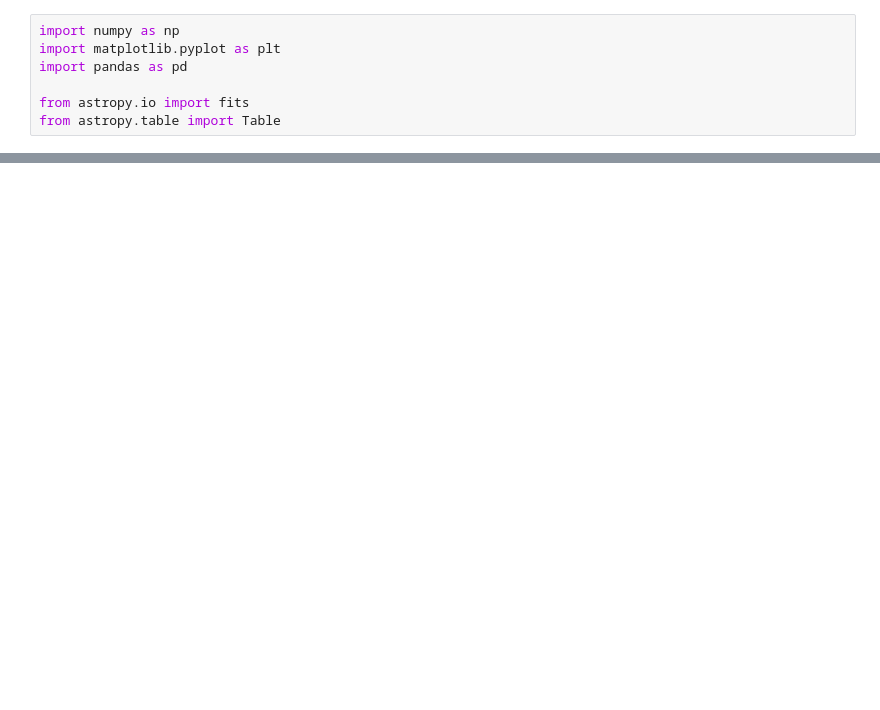
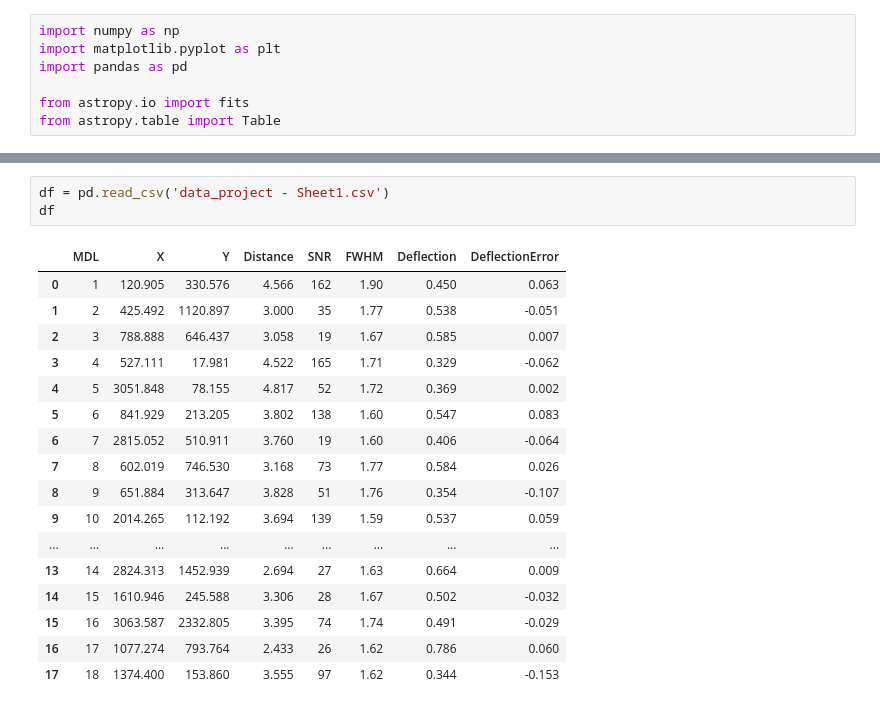
Before and after one commit to annikahattankutter-maker/annika, a Jupyter notebook: final_project/Untitled1.ipynb, the cells around one changed output, grey strips where cells are left out. Drawn from its saved outputs; the diff is of its cells as text; blank space fills up the shorter version.

```diff
--- a/final_project/Untitled1.ipynb
+++ b/final_project/Untitled1.ipynb
@@ -17,0 +17,21 @@ with fits.open('y-arcsec-deflect.fits') as hdul: # package of information
+# %%
+df = pd.read_csv('data_project - Sheet1.csv')
+df
+# %% [output]
+|  | MDL | X | Y | Distance | SNR | FWHM | Deflection | DeflectionError |
+| 0 | 1 | 120.905 | 330.576 | 4.566 | 162 | 1.90 | 0.450 | 0.063 |
+| 1 | 2 | 425.492 | 1120.897 | 3.000 | 35 | 1.77 | 0.538 | -0.051 |
+| 2 | 3 | 788.888 | 646.437 | 3.058 | 19 | 1.67 | 0.585 | 0.007 |
+| 3 | 4 | 527.111 | 17.981 | 4.522 | 165 | 1.71 | 0.329 | -0.062 |
+| 4 | 5 | 3051.848 | 78.155 | 4.817 | 52 | 1.72 | 0.369 | 0.002 |
+| 5 | 6 | 841.929 | 213.205 | 3.802 | 138 | 1.60 | 0.547 | 0.083 |
+| 6 | 7 | 2815.052 | 510.911 | 3.760 | 19 | 1.60 | 0.406 | -0.064 |
+| 7 | 8 | 602.019 | 746.530 | 3.168 | 73 | 1.77 | 0.584 | 0.026 |
+| 8 | 9 | 651.884 | 313.647 | 3.828 | 51 | 1.76 | 0.354 | -0.107 |
+| 9 | 10 | 2014.265 | 112.192 | 3.694 | 139 | 1.59 | 0.537 | 0.059 |
+| ... | ... | ... | ... | ... | ... | ... | ... | ... |
+| 13 | 14 | 2824.313 | 1452.939 | 2.694 | 27 | 1.63 | 0.664 | 0.009 |
+| 14 | 15 | 1610.946 | 245.588 | 3.306 | 28 | 1.67 | 0.502 | -0.032 |
+| 15 | 16 | 3063.587 | 2332.805 | 3.395 | 74 | 1.74 | 0.491 | -0.029 |
+| 16 | 17 | 1077.274 | 793.764 | 2.433 | 26 | 1.62 | 0.786 | 0.060 |
+| 17 | 18 | 1374.400 | 153.860 | 3.555 | 97 | 1.62 | 0.344 | -0.153 |
```
Also changed, not shown: parts of 6 cells of this notebook, 8 other files.
